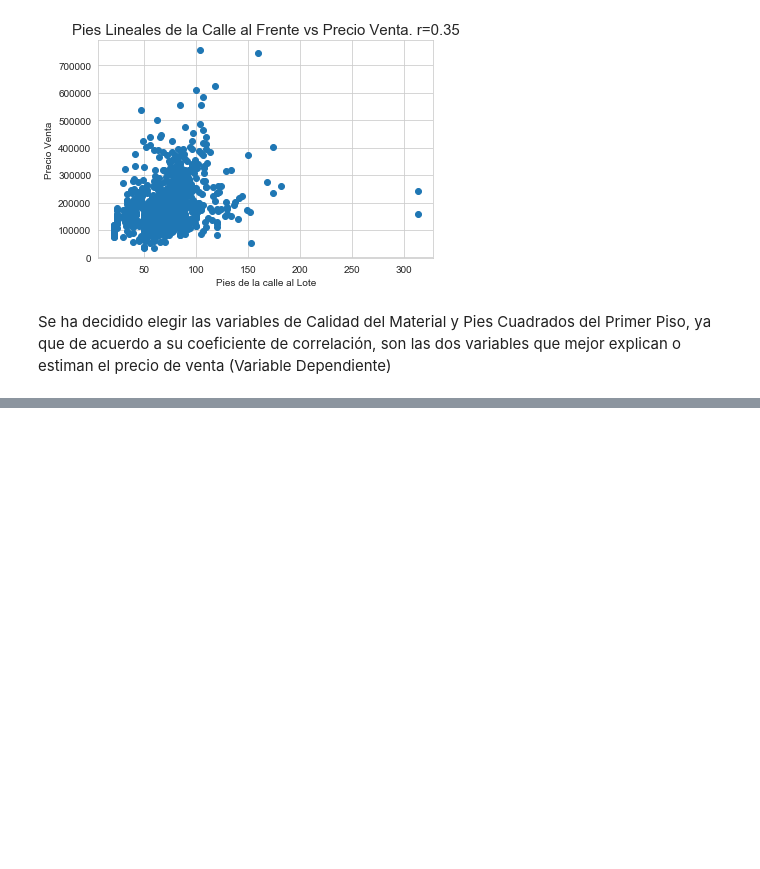
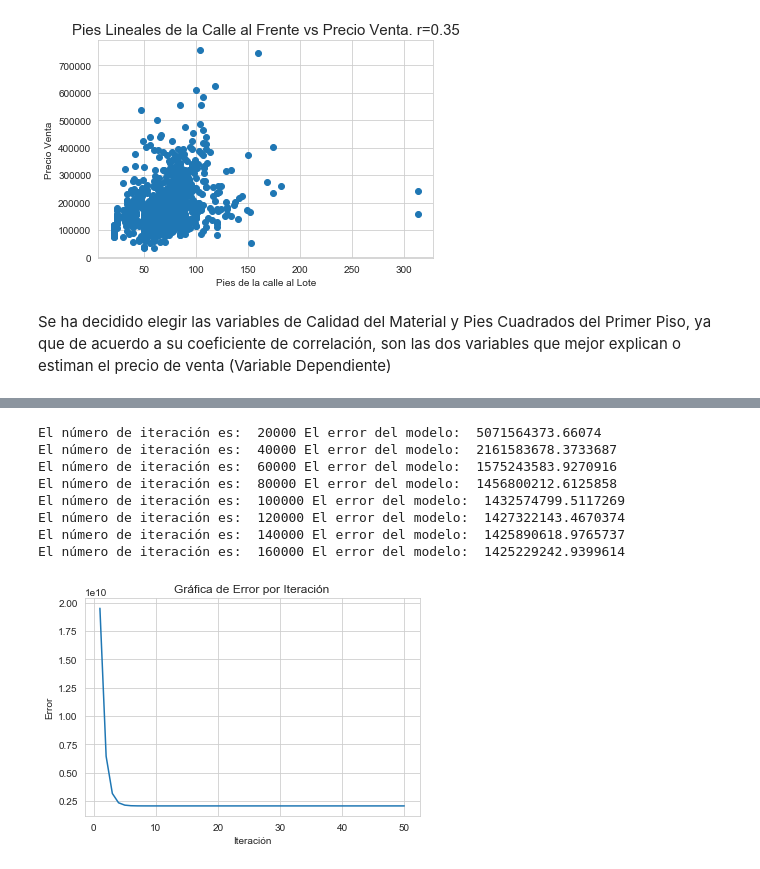
Before and after one commit to RebecaCarrera/proyecto_Python, a Jupyter notebook: Proyecto-Rebeca_Carrera.ipynb, the cells around one changed output, grey strips where cells are left out. Drawn from its saved outputs; the diff is of its cells as text; code cells hidden in the pictures; blank space fills up the shorter version.

```diff
--- a/Proyecto-Rebeca_Carrera.ipynb
+++ b/Proyecto-Rebeca_Carrera.ipynb
@@ -295,7 +279,7 @@ def regesion_lineal(x_vec, y_vec, epochs, imprimir_error_cada, lr):
     errores = []       #Listado de errores
     resultados = dict() #Diccionario para almacenar los resultados del modelo, la llave es el número de iteración y el valor un vector con los parámetros que hemos calculado
 
-    for i in range(0,epochs+1):
+    for i in range(1,epochs+1):
 
         y_hat = np.dot(x_m,parametros)  #Calculamos "y" estimada
         error = 0.5 * (np.mean(np.power((y - y_hat),2))) #Calculamos el error para estos parámetros
@@ -303,13 +287,10 @@ def regesion_lineal(x_vec, y_vec, epochs, imprimir_error_cada, lr):
         gradientes = np.mean(((y_hat-y) * x_mh), axis = 1) #Calculamos los gradientes, el primer elemento del vector es el gradiente de m y el segundo el gradiente de b
         #Calculamos nuevos valores para m y b
         parametros = parametros - (lr * gradientes)
-        print(parametros)
         #Almacenamos los resultados del modelo en un diccionario
-        resultados[i+1] = parametros
+        resultados[i] = parametros
         #Imprimir informaciòn en pantalla cada cierto numero de iteraciones, indicado en la variable imprimir_error_cada
         if i % imprimir_error_cada == 0:
             print("El número de iteración es: ", i, "El error del modelo: ",error)
 
     return resultados, errores
-
-regesion_lineal(df_entrenamiento['CalidadMaterial'], df_entrenamiento['PrecioVenta'], 100, 10, 0.0025 )
@@ -337,0 +326,26 @@ b
+# %%
+def graficar_perdida(iteraciones, errores):
+    y = np.array(errores)
+    x = np.linspace(1, len(iteraciones), len(iteraciones), endpoint=True) #Creamos un arreglo de numeros igual a las iteraciones
+
+    fig = plt.figure()
+    ax = fig.add_subplot(1,1,1) #creamos un canvas con  1 fila, 1 columna y referencia a una primera gráfica
+    ax.plot(x,y)
+    ax.set_xlabel('Iteración')
+    ax.set_ylabel('Error')
+    ax.set_title('Gráfica de Error por Iteración')
+    plt.show()
+# %%
+#Prabando la función para la variabe de Calidad de Material
+r_cm, e_cm = regesion_lineal(df_entrenamiento['CalidadMaterial'], df_entrenamiento['PrecioVenta'], 160000, 20000, 0.000001 )
+graficar_perdida(iteraciones, errores)
+# %% [output]
+El número de iteración es:  20000 El error del modelo:  5071564373.66074
+El número de iteración es:  40000 El error del modelo:  2161583678.3733687
+El número de iteración es:  60000 El error del modelo:  1575243583.9270916
+El número de iteración es:  80000 El error del modelo:  1456800212.6125858
+El número de iteración es:  100000 El error del modelo:  1432574799.5117269
+El número de iteración es:  120000 El error del modelo:  1427322143.4670374
+El número de iteración es:  140000 El error del modelo:  1425890618.9765737
+El número de iteración es:  160000 El error del modelo:  1425229242.9399614
+[figure, added]
```
Also changed, not shown: parts of 12 cells of this notebook.
